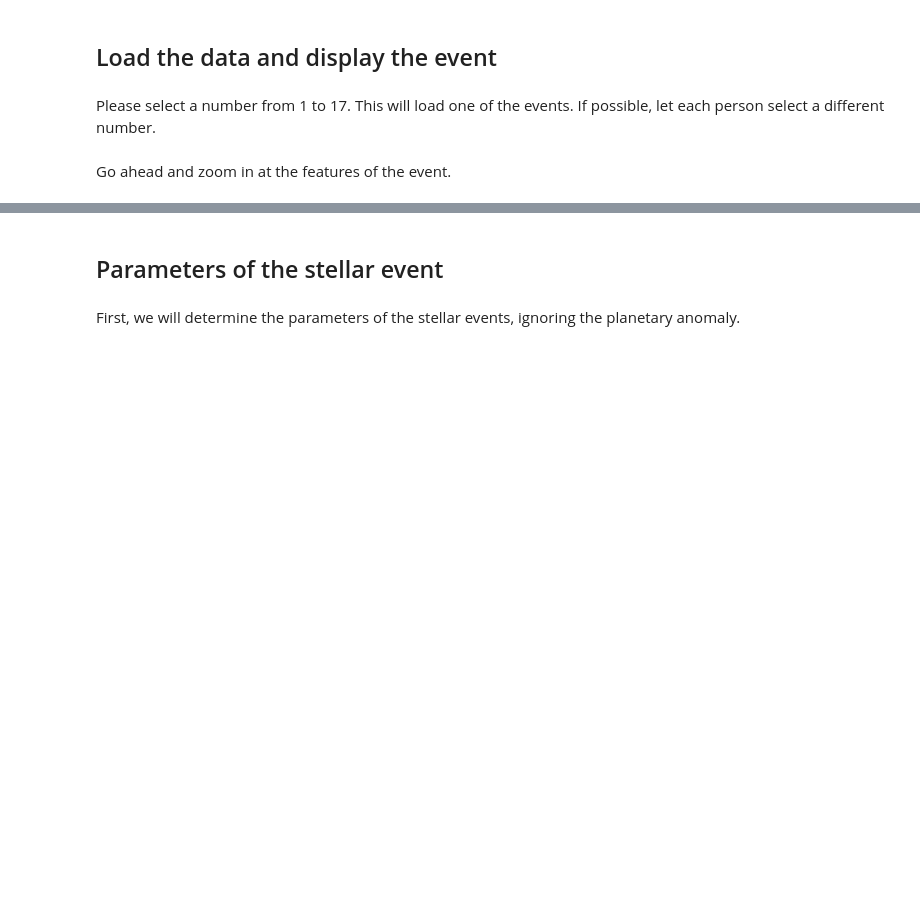
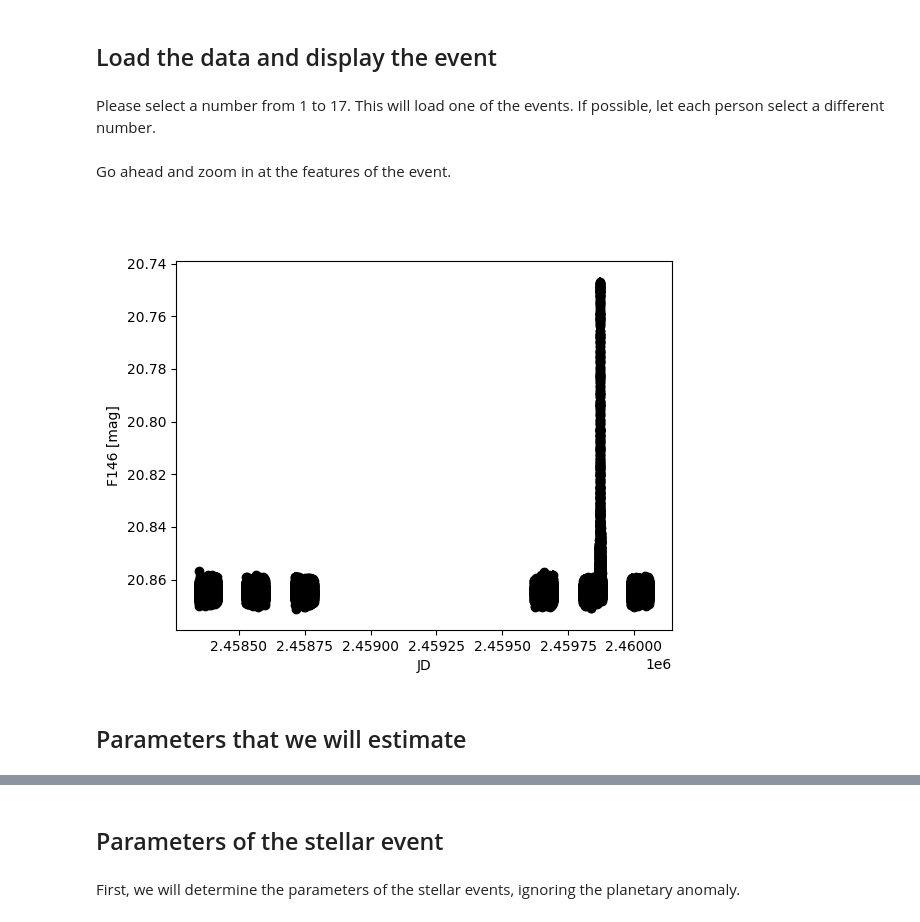
Before and after one commit to AmberLee2427/minicourses, a Jupyter notebook: chapter4/Day4_Gould_Loeb_planetary_event.ipynb, the cells around one changed output, grey strips where cells are left out. Saved outputs shown, nothing was run; the diff lists cells and outputs as text; code cells hidden in the pictures; blank space fills up the shorter version.

```diff
--- a/chapter4/Day4_Gould_Loeb_planetary_event.ipynb
+++ b/chapter4/Day4_Gould_Loeb_planetary_event.ipynb
@@ -20,7 +20,7 @@ Please select a number from 1 to 17. This will load one of the events. If possib
 # %%
 ##########################
 # Put in your number here
-my_number =
+my_number = 1
 ##########################
 data = np.loadtxt('data/roman_w146_%02d.dat'%my_number)
 # %% [markdown]
@@ -28,6 +28,10 @@ Go ahead and zoom in at the features of the event.
 # %%
 fig = plt.figure()
 plt.errorbar(data[:,0], data[:,1], yerr=data[:,2], marker='o', color='black', ls='');
 plt.gca().invert_yaxis();
 plt.xlabel('JD');
-plt.ylabel('F149 [mag]');
+plt.ylabel('F146 [mag]');
+# %% [output]
+[figure, added]
+# %% [markdown]
+## Parameters that we will estimate
```
Also changed, not shown: parts of 20 cells of this notebook, 4 other files.
